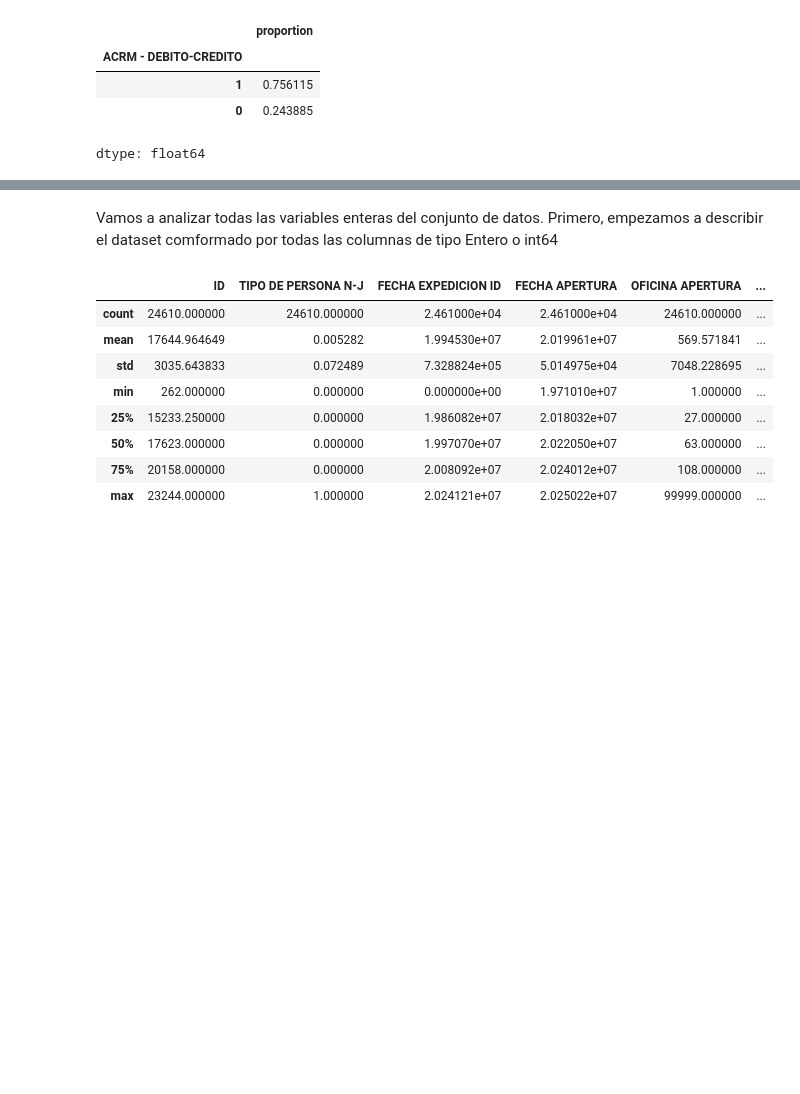
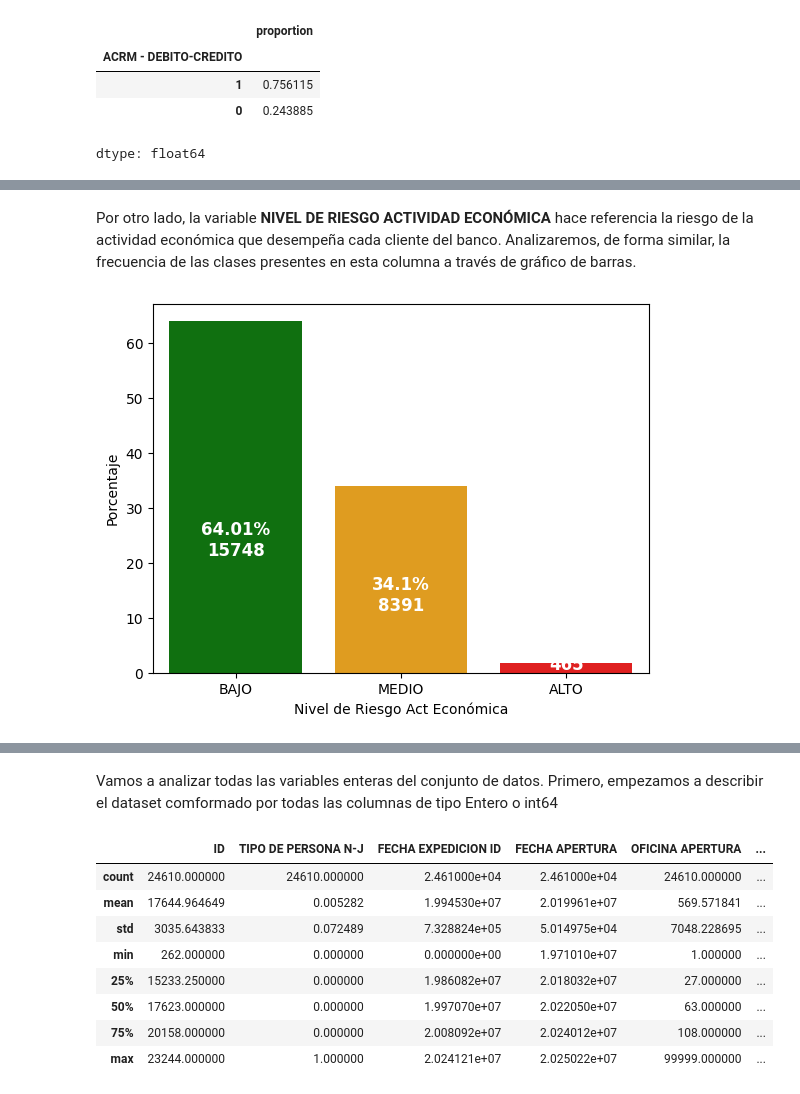
Before and after one commit to gabrielres10/EDA-Caso-Banco, a Jupyter notebook: Proyecto_final.ipynb, the cells around one changed output, grey strips where cells are left out. Cells and saved outputs as stored; diff of their text form; code cells hidden in the pictures; blank space fills up the shorter version.

```diff
--- a/Proyecto_final.ipynb
+++ b/Proyecto_final.ipynb
@@ -196,7 +202,7 @@ if risk_form['Nivel de Riesgo'].dtype in ['int64', 'float64']:
     risk_form['Nivel de Riesgo'] = risk_form['Nivel de Riesgo'].astype(int)
 
 palette = {'Medio': 'orange', 'Alto': 'red', 'Bajo': 'green'}
-bar = sns.barplot(data=risk_form, x='Nivel de Riesgo', y='Porcentaje', palette=palette)
+bar = sns.barplot(data=risk_form, x='Nivel de Riesgo', y='Porcentaje', hue='Nivel de Riesgo', palette=palette, legend=False)  # Cambios aquí
 
 for i in range(risk_form.shape[0]):
     bar.text(
@@ -1067,0 +1089,18 @@ plt.show()
+# %%
+risk_form = data['ACRM - NIVEL DE RIESGO'].value_counts(normalize=True).rename('Proportion').reset_index()
+risk_form.rename(columns={risk_form.columns[0]: 'Nivel de Riesgo', 'Proportion': 'Porcentaje'}, inplace=True)
+risk_form['Porcentaje'] = np.round(risk_form['Porcentaje'] * 100, decimals=2)
+
+if risk_form['Nivel de Riesgo'].dtype in ['int64', 'float64']:
+    risk_form['Nivel de Riesgo'] = risk_form['Nivel de Riesgo'].astype(int)
+
+palette = {'Medio': 'orange', 'Alto': 'red', 'Bajo': 'green'}
+bar = sns.barplot(data=risk_form, x='Nivel de Riesgo', y='Porcentaje', hue='Nivel de Riesgo', palette=palette, legend=False)  # Cambios aquí
+
+for i in range(risk_form.shape[0]):
+    bar.text(
+        i, risk_form.loc[i, 'Porcentaje'] / 3,
+        f"{risk_form.loc[i, 'Porcentaje']}%\n{data['ACRM - NIVEL DE RIESGO'].value_counts()[risk_form.loc[i, 'Nivel de Riesgo']]}",
+        fontdict=dict(color='white', fontsize=12, weight='bold'),
+        horizontalalignment='center'
+    )
@@ -1067,0 +1111,22 @@ plt.show()
+# %% [markdown]
+Por otro lado, la variable **NIVEL DE RIESGO ACTIVIDAD ECONÓMICA** hace referencia la riesgo de la actividad económica que desempeña cada cliente del banco. Analizaremos, de forma similar, la frecuencia de las clases presentes en esta columna a través de gráfico de barras.
+# %%
+risk_form = data['NIVEL RIESGO ACT ECONOMICA'].value_counts(normalize=True).rename('Proportion').reset_index()
+risk_form.rename(columns={risk_form.columns[0]: 'Nivel de Riesgo Act Económica', 'Proportion': 'Porcentaje'}, inplace=True)
+risk_form['Porcentaje'] = np.round(risk_form['Porcentaje'] * 100, decimals=2)
+
+if risk_form['Nivel de Riesgo Act Económica'].dtype in ['int64', 'float64']:
+    risk_form['Nivel de Riesgo Act Económica'] = risk_form['Nivel de Riesgo Act Económica'].astype(int)
+
+palette = {'MEDIO': 'orange', 'ALTO': 'red', 'BAJO': 'green'}
+bar = sns.barplot(data=risk_form, x='Nivel de Riesgo Act Económica', y='Porcentaje', hue='Nivel de Riesgo Act Económica', palette=palette, legend=False)
+
+for i in range(risk_form.shape[0]):
+    bar.text(
+        i, risk_form.loc[i, 'Porcentaje'] / 3,
+        f"{risk_form.loc[i, 'Porcentaje']}%\n{data['NIVEL RIESGO ACT ECONOMICA'].value_counts()[risk_form.loc[i, 'Nivel de Riesgo Act Económica']]}",
+        fontdict=dict(color='white', fontsize=12, weight='bold'),
+        horizontalalignment='center'
+    )
+# %% [output]
+[figure, added]
```
Also changed, not shown: parts of 96 cells of this notebook.
